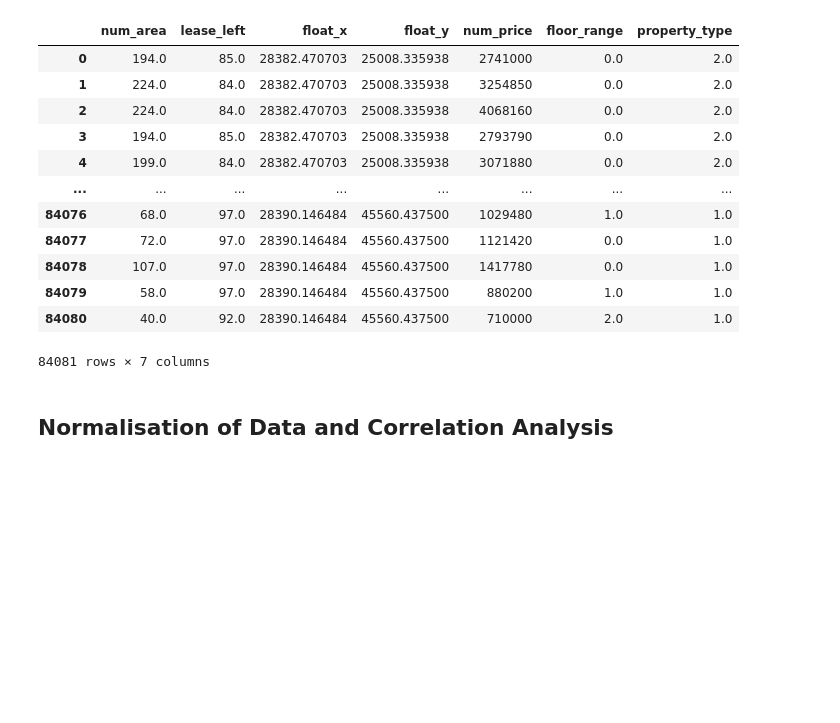
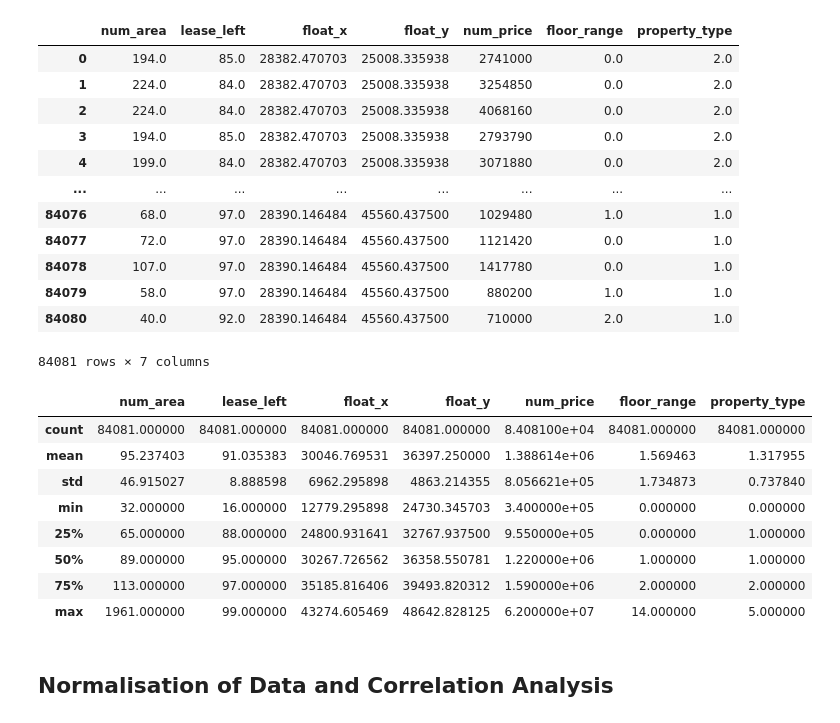
Before and after one commit to RoydonTay/Property-Price-Prediction, a Jupyter notebook: Exploratory_Data_Analysis.ipynb, the cells around one changed output. Cells and saved outputs as stored; diff of their text form; code cells hidden in the pictures; blank space fills up the shorter version.

```diff
--- a/Exploratory_Data_Analysis.ipynb
+++ b/Exploratory_Data_Analysis.ipynb
@@ -319,6 +319,18 @@ final_features
 | 84079 | 58.0 | 97.0 | 28390.146484 | 45560.437500 | 880200 | 1.0 | 1.0 |
 | 84080 | 40.0 | 92.0 | 28390.146484 | 45560.437500 | 710000 | 2.0 | 1.0 |
 84081 rows × 7 columns
+# %%
+final_features.describe()
+# %% [output]
+|  | num_area | lease_left | float_x | float_y | num_price | floor_range | property_type |
+| count | 84081.000000 | 84081.000000 | 84081.000000 | 84081.000000 | 8.408100e+04 | 84081.000000 | 84081.000000 |
+| mean | 95.237403 | 91.035383 | 30046.769531 | 36397.250000 | 1.388614e+06 | 1.569463 | 1.317955 |
+| std | 46.915027 | 8.888598 | 6962.295898 | 4863.214355 | 8.056621e+05 | 1.734873 | 0.737840 |
+| min | 32.000000 | 16.000000 | 12779.295898 | 24730.345703 | 3.400000e+05 | 0.000000 | 0.000000 |
+| 25% | 65.000000 | 88.000000 | 24800.931641 | 32767.937500 | 9.550000e+05 | 0.000000 | 1.000000 |
+| 50% | 89.000000 | 95.000000 | 30267.726562 | 36358.550781 | 1.220000e+06 | 1.000000 | 1.000000 |
+| 75% | 113.000000 | 97.000000 | 35185.816406 | 39493.820312 | 1.590000e+06 | 2.000000 | 2.000000 |
+| max | 1961.000000 | 99.000000 | 43274.605469 | 48642.828125 | 6.200000e+07 | 14.000000 | 5.000000 |
 # %% [markdown]
 ## Normalisation of Data and Correlation Analysis
 # %%
```
Also changed, not shown: parts of 3 cells of this notebook, 6 other files.
